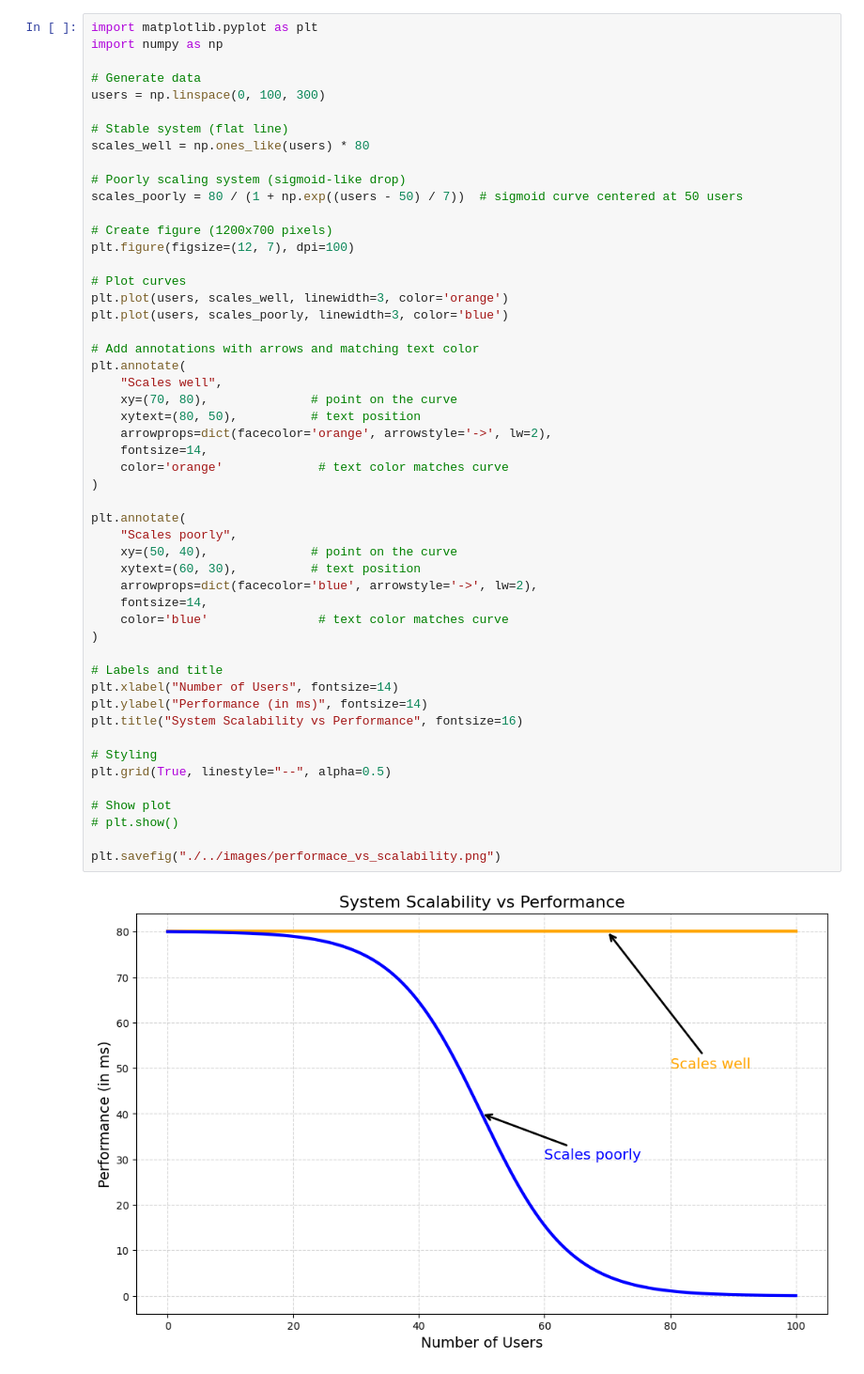
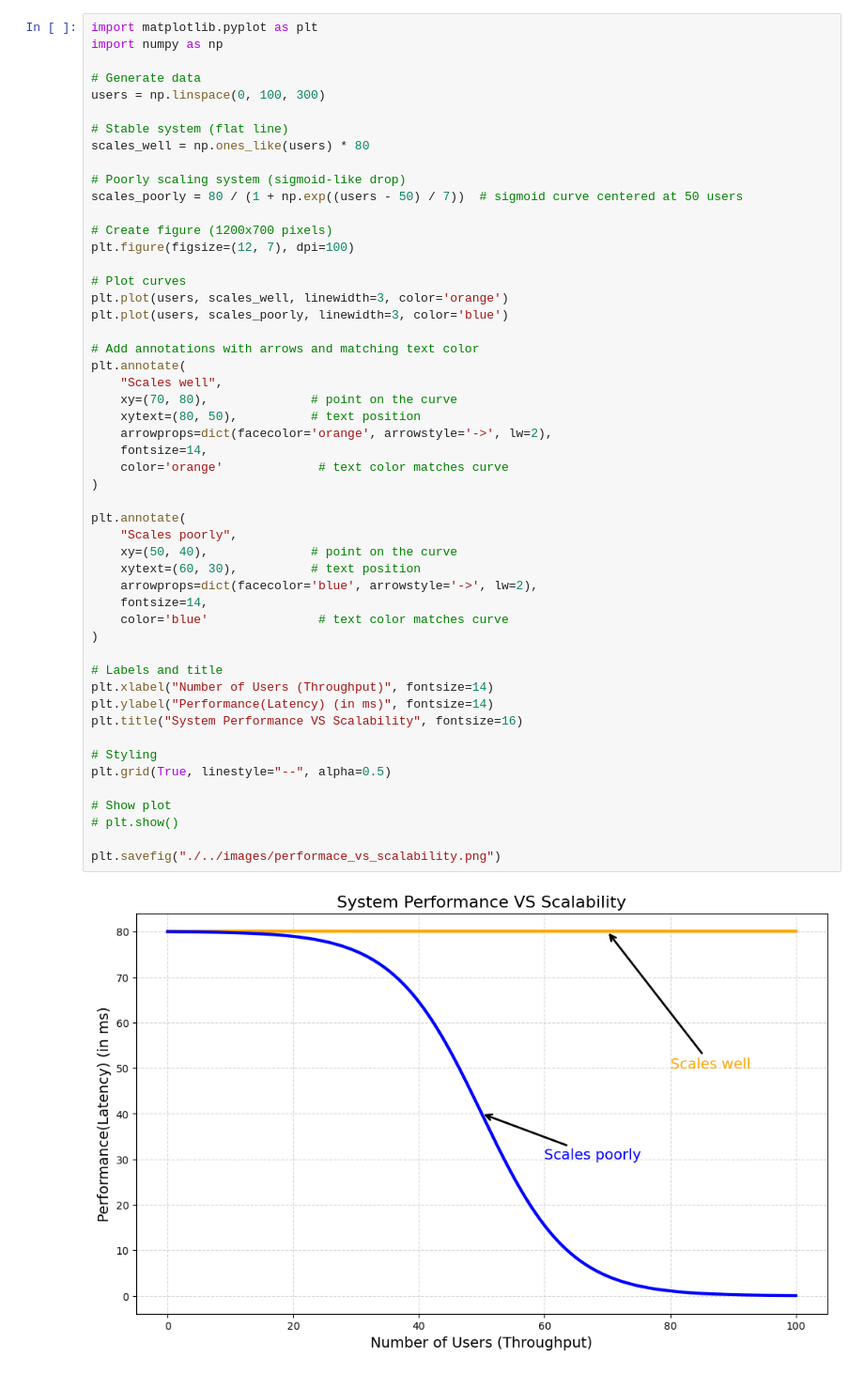
Before and after one commit to anantpatel7895/System_Design_Learning, a Jupyter notebook: code/performance_vs_scalability.ipynb, the cells around one changed output. Shown at 94% size. Drawn from its saved outputs; the diff is of its cells as text.

```diff
--- a/code/performance_vs_scalability.ipynb
+++ b/code/performance_vs_scalability.ipynb
@@ -20,34 +20,34 @@ plt.plot(users, scales_poorly, linewidth=3, color='blue')
 
 # Add annotations with arrows and matching text color
 plt.annotate(
     "Scales well",
     xy=(70, 80),              # point on the curve
     xytext=(80, 50),          # text position
     arrowprops=dict(facecolor='orange', arrowstyle='->', lw=2),
     fontsize=14,
     color='orange'             # text color matches curve
 )
 
 plt.annotate(
     "Scales poorly",
     xy=(50, 40),              # point on the curve
     xytext=(60, 30),          # text position
     arrowprops=dict(facecolor='blue', arrowstyle='->', lw=2),
     fontsize=14,
     color='blue'               # text color matches curve
 )
 
 # Labels and title
-plt.xlabel("Number of Users", fontsize=14)
-plt.ylabel("Performance (in ms)", fontsize=14)
-plt.title("System Scalability vs Performance", fontsize=16)
+plt.xlabel("Number of Users (Throughput)", fontsize=14)
+plt.ylabel("Performance(Latency) (in ms)", fontsize=14)
+plt.title("System Performance VS Scalability", fontsize=16)
 
 # Styling
 plt.grid(True, linestyle="--", alpha=0.5)
 
 # Show plot
 # plt.show()
 
 plt.savefig("./../images/performace_vs_scalability.png")
 # %% [output]
-[figure, old version]
+[figure, new version]
```
Also changed, not shown: 1 other file.
